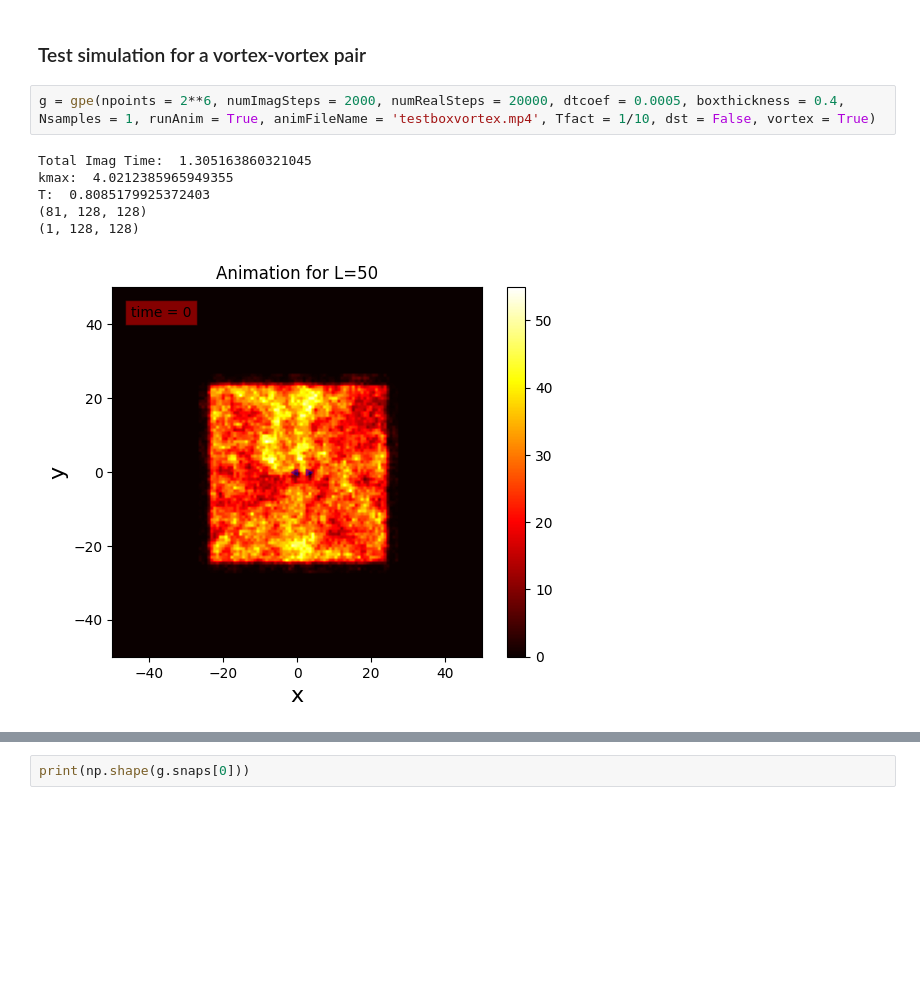
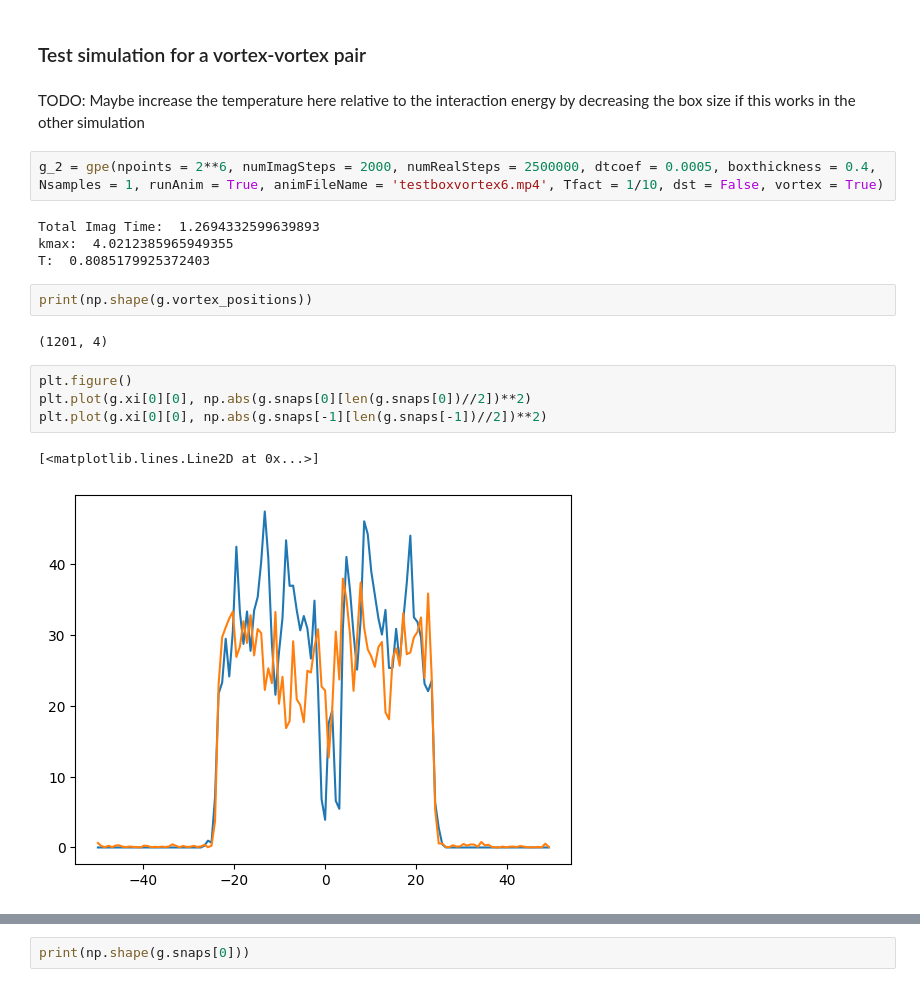
Before and after one commit to easuit24/BECs2, a Jupyter notebook: antivnumericstest.ipynb, the cells around one changed output, grey strips where cells are left out. Drawn from its saved outputs; the diff is of its cells as text; blank space fills up the shorter version.

```diff
--- a/antivnumericstest.ipynb
+++ b/antivnumericstest.ipynb
@@ -33,12 +33,22 @@ plt.yscale('log')
 [figure]
 # %% [markdown]
 ### Test simulation for a vortex-vortex pair
+# %% [markdown]
+TODO: Maybe increase the temperature here relative to the interaction energy by decreasing the box size if this works in the other simulation
 # %%
-g = gpe(npoints = 2**6, numImagSteps = 2000, numRealSteps = 20000, dtcoef = 0.0005, boxthickness = 0.4, Nsamples = 1, runAnim = True, animFileName = 'testboxvortex.mp4', Tfact = 1/10, dst = False, vortex = True)
+g_2 = gpe(npoints = 2**6, numImagSteps = 2000, numRealSteps = 2500000, dtcoef = 0.0005, boxthickness = 0.4, Nsamples = 1, runAnim = True, animFileName = 'testboxvortex6.mp4', Tfact = 1/10, dst = False, vortex = True)
 # %% [output]
-Total Imag Time:  1.305163860321045
+Total Imag Time:  1.2694332599639893
 kmax:  4.0212385965949355
 T:  0.8085179925372403
-(81, 128, 128)
-(1, 128, 128)
-[figure, removed]
+# %%
+print(np.shape(g.vortex_positions))
+# %% [output]
+(1201, 4)
+# %%
+plt.figure()
+plt.plot(g.xi[0][0], np.abs(g.snaps[0][len(g.snaps[0])//2])**2)
+plt.plot(g.xi[0][0], np.abs(g.snaps[-1][len(g.snaps[-1])//2])**2)
+# %% [output]
+[<matplotlib.lines.Line2D at 0x...>]
+[figure, added]
```
Also changed, not shown: parts of 7 cells of this notebook, 3 other files.
